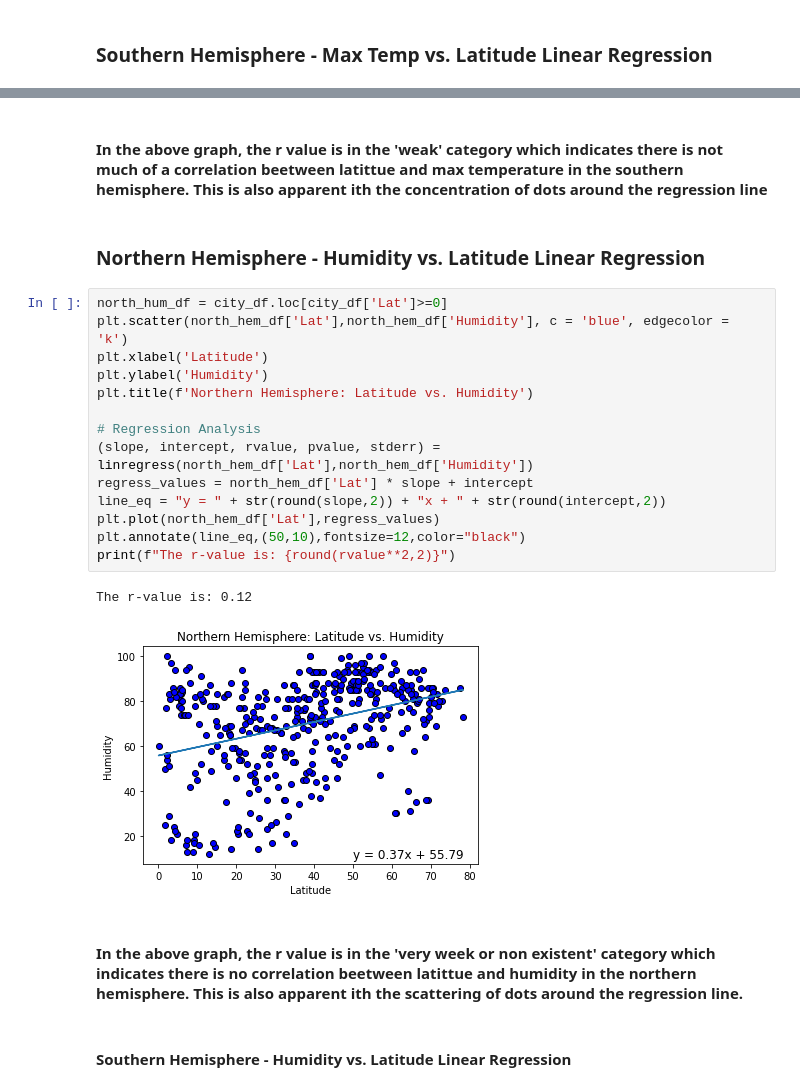
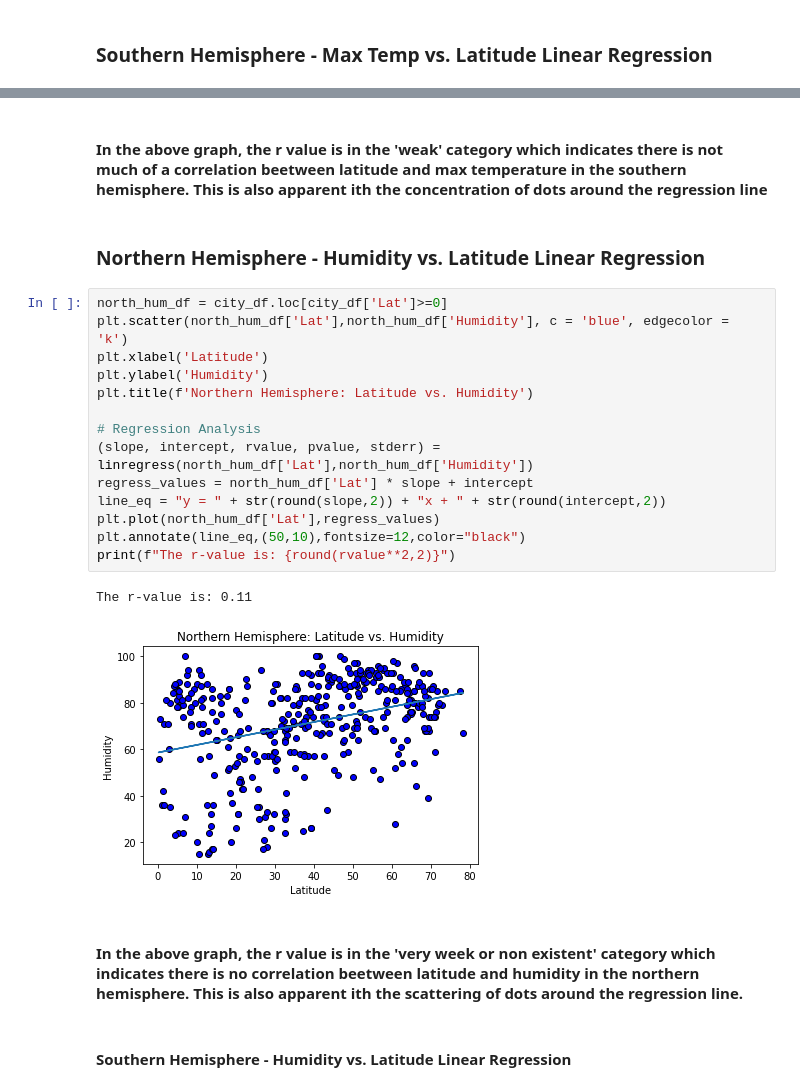
Before and after one commit to JGarvert/python-api-challenge, a Jupyter notebook: WeatherPy/WeatherPy.ipynb, the cells around one changed output, grey strips where cells are left out. Saved outputs shown, nothing was run; the diff lists cells and outputs as text.

```diff
--- a/WeatherPy/WeatherPy.ipynb
+++ b/WeatherPy/WeatherPy.ipynb
@@ -372,26 +320,26 @@ The r-value is: 0.41
 # %% [markdown]
-#### In the above graph, the r value is in the 'weak' category which indicates there is not much of a correlation beetween latittue and max temperature in the southern hemisphere.  This is also apparent ith the concentration of dots around the regression line
+#### In the above graph, the r value is in the 'weak' category which indicates there is not much of a correlation beetween latitude and max temperature in the southern hemisphere.  This is also apparent ith the concentration of dots around the regression line
 # %% [markdown]
 ###  Northern Hemisphere - Humidity vs. Latitude Linear Regression
 # %%
 north_hum_df = city_df.loc[city_df['Lat']>=0]
-plt.scatter(north_hem_df['Lat'],north_hem_df['Humidity'], c = 'blue', edgecolor = 'k')
+plt.scatter(north_hum_df['Lat'],north_hum_df['Humidity'], c = 'blue', edgecolor = 'k')
 plt.xlabel('Latitude')
 plt.ylabel('Humidity')
 plt.title(f'Northern Hemisphere: Latitude vs. Humidity')
 
 # Regression Analysis
-(slope, intercept, rvalue, pvalue, stderr) = linregress(north_hem_df['Lat'],north_hem_df['Humidity'])
-regress_values = north_hem_df['Lat'] * slope + intercept
+(slope, intercept, rvalue, pvalue, stderr) = linregress(north_hum_df['Lat'],north_hum_df['Humidity'])
+regress_values = north_hum_df['Lat'] * slope + intercept
 line_eq = "y = " + str(round(slope,2)) + "x + " + str(round(intercept,2))
-plt.plot(north_hem_df['Lat'],regress_values)
+plt.plot(north_hum_df['Lat'],regress_values)
 plt.annotate(line_eq,(50,10),fontsize=12,color="black")
 print(f"The r-value is: {round(rvalue**2,2)}")
 # %% [output]
-The r-value is: 0.12
+The r-value is: 0.11
-[figure, old version]
+[figure, new version]
 # %% [markdown]
-#### In the above graph, the r value is in the 'very week or non existent' category which indicates there is no correlation beetween latittue and humidity in the northern hemisphere.  This is also apparent ith the scattering of dots around the regression line.
+#### In the above graph, the r value is in the 'very week or non existent' category which indicates there is no correlation beetween latitude and humidity in the northern hemisphere.  This is also apparent ith the scattering of dots around the regression line.
 # %% [markdown]
 ####  Southern Hemisphere - Humidity vs. Latitude Linear Regression
 # %%
```
Also changed, not shown: parts of 28 cells of this notebook, 1 other file.
